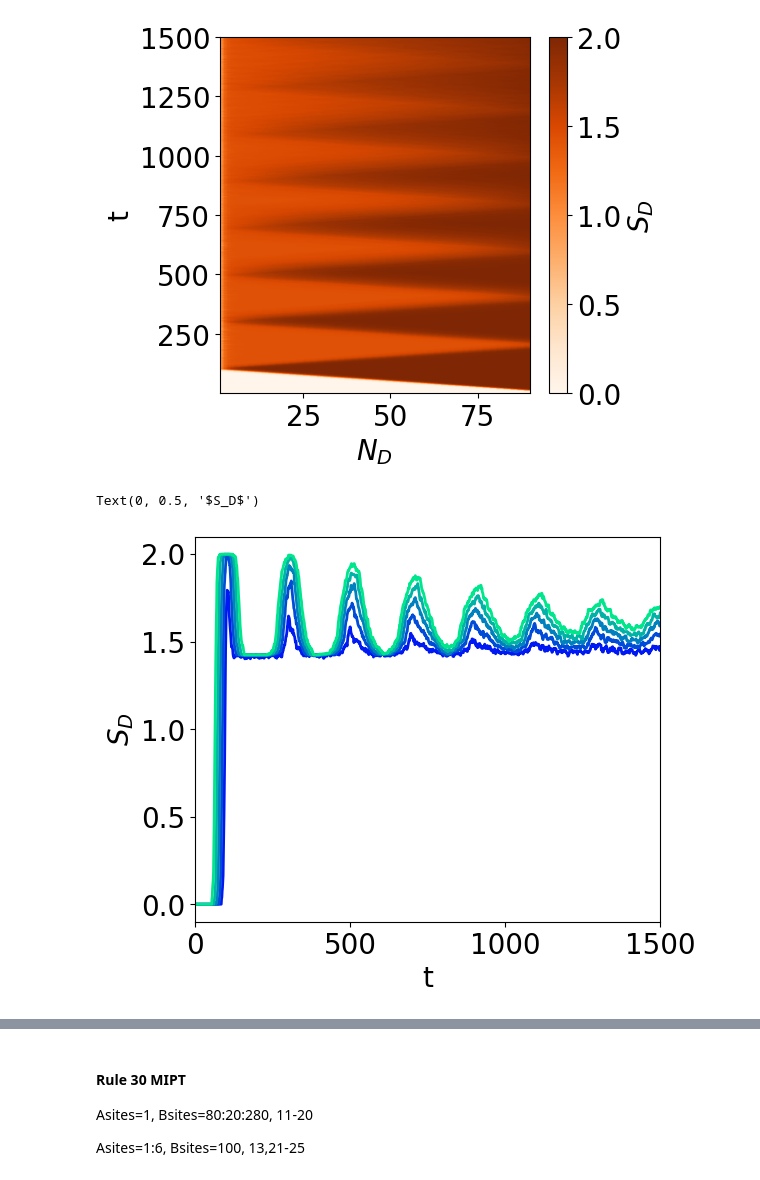
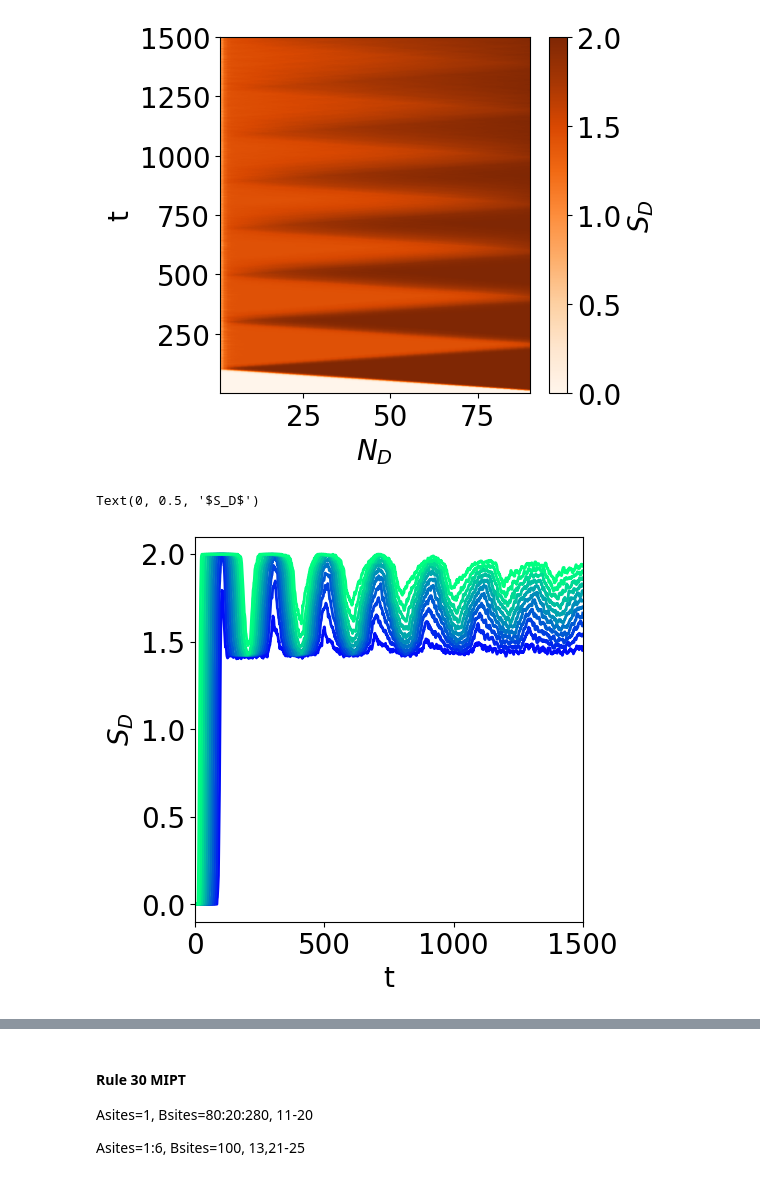
Before and after one commit to zsxqblz/classical_hayden_preskill, a Jupyter notebook: visualization/visualization_240226.ipynb, the cells around one changed output, grey strips where cells are left out. Saved outputs shown, nothing was run; the diff lists cells and outputs as text; code cells hidden in the pictures.

```diff
--- a/visualization/visualization_240226.ipynb
+++ b/visualization/visualization_240226.ipynb
@@ -101,13 +106,13 @@ plt.tight_layout()
 # %% [output]
 [figure]
 # %%
-plt.figure(figsize=(6,5))
+plt.figure(figsize=(5,5))
 cmap = mpl.colormaps['winter']
-for i in range(4,40,8):
-    plt.plot(nstep_l,S_ave_arr[i,:],c=cmap(i/40))
+for i in range(4,90,8):
+    plt.plot(nstep_l,S_ave_arr[i,:],c=cmap(i/80))
 plt.xlim([0,1500])
 plt.xlabel("t")
 plt.ylabel("$S_D$")
 # %% [output]
 Text(0, 0.5, '$S_D$')
-[figure, old version]
+[figure, new version]
```
Also changed, not shown: parts of 3 cells of this notebook, 19 other files.
